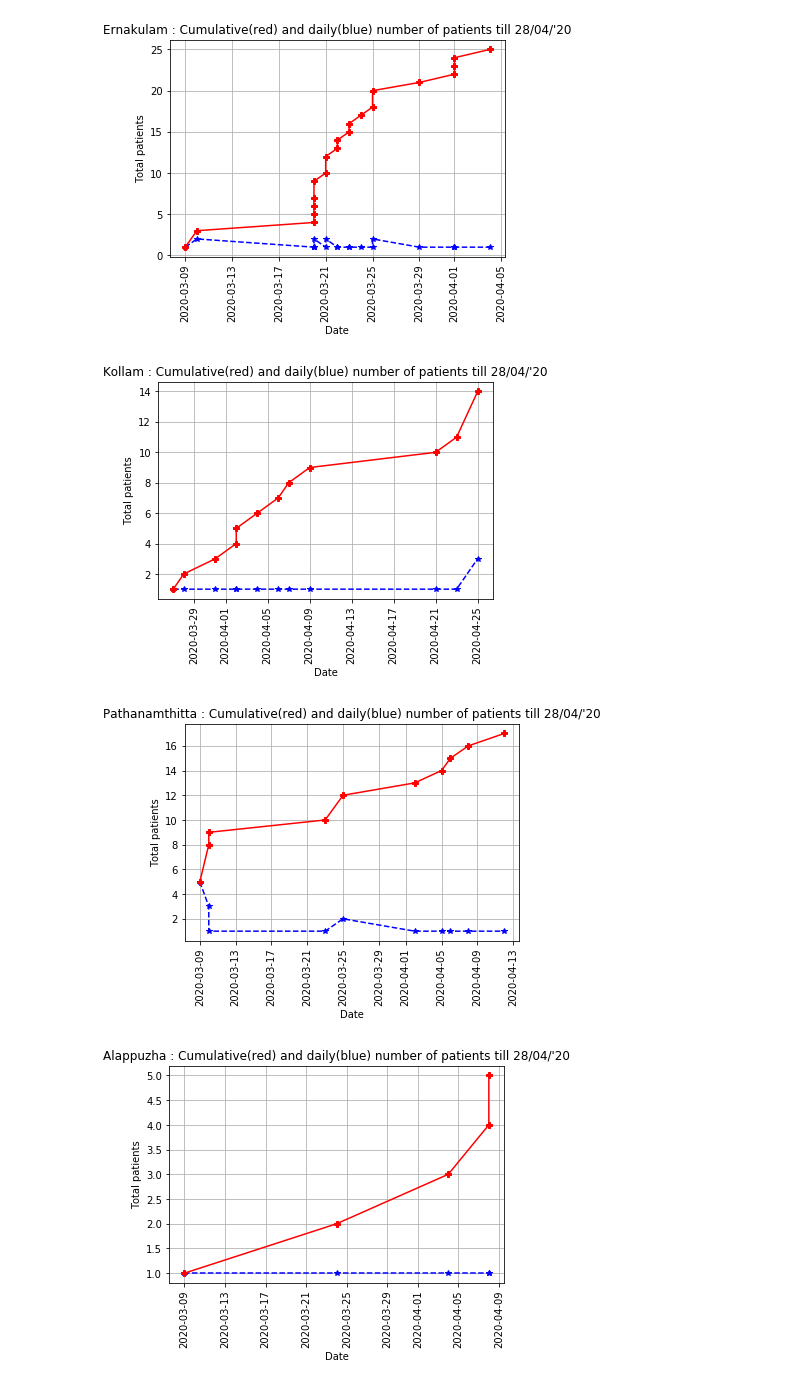
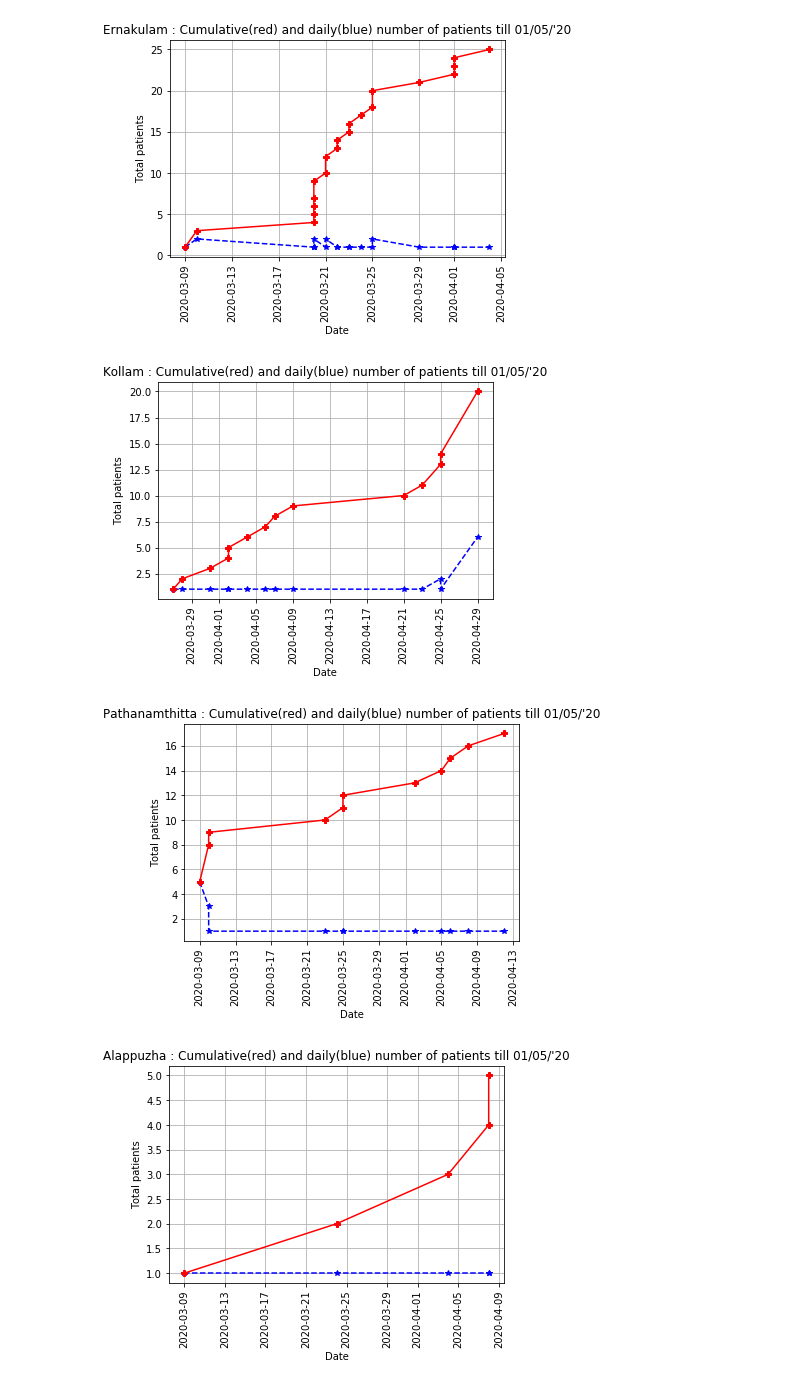
Before and after one commit to sandyiswell/covid19Kerala, a Jupyter notebook: DistricsWise.ipynb, the cells around one changed output. Saved outputs shown, nothing was run; the diff lists cells and outputs as text; code cells hidden in the pictures.

```diff
--- a/DistricsWise.ipynb
+++ b/DistricsWise.ipynb
@@ -167,27 +167,27 @@ plt.grid()
 # %%
 # Kollam.
 plt.plot(kl2.NumberOfPatients, marker='*', markersize=6, linestyle='--', color ='b')
 plt.plot(kl2.Cumulative_number_of_cases, marker='P', markersize=6, linestyle='-', color ='r')
 
-plt.title("Kollam : Cumulative(red) and daily(blue) number of patients till 28/04/'20")
+plt.title("Kollam : Cumulative(red) and daily(blue) number of patients till 01/05/'20")
 plt.ylabel("Total patients")
 plt.xlabel("Date")
 plt.xticks(rotation =90)
 plt.grid()
 # %% [output]
-[figure, old version]
+[figure, new version]
 # %%
 # Pathanamthitta.
 plt.plot(kl3.NumberOfPatients, marker='*', markersize=6, linestyle='--', color ='b')
 plt.plot(kl3.Cumulative_number_of_cases, marker='P', markersize=6, linestyle='-', color ='r')
 
-plt.title("Pathanamthitta : Cumulative(red) and daily(blue) number of patients till 28/04/'20")
+plt.title("Pathanamthitta : Cumulative(red) and daily(blue) number of patients till 01/05/'20")
 plt.ylabel("Total patients")
 plt.xlabel("Date")
 plt.xticks(rotation =90)
 plt.grid()
 # %% [output]
-[figure, old version]
+[figure, new version]
 # %%
 # Alappuzha.
 plt.plot(kl4.NumberOfPatients, marker='*', markersize=6, linestyle='--', color ='b')
```
Also changed, not shown: parts of 15 cells of this notebook, 2 other files.
